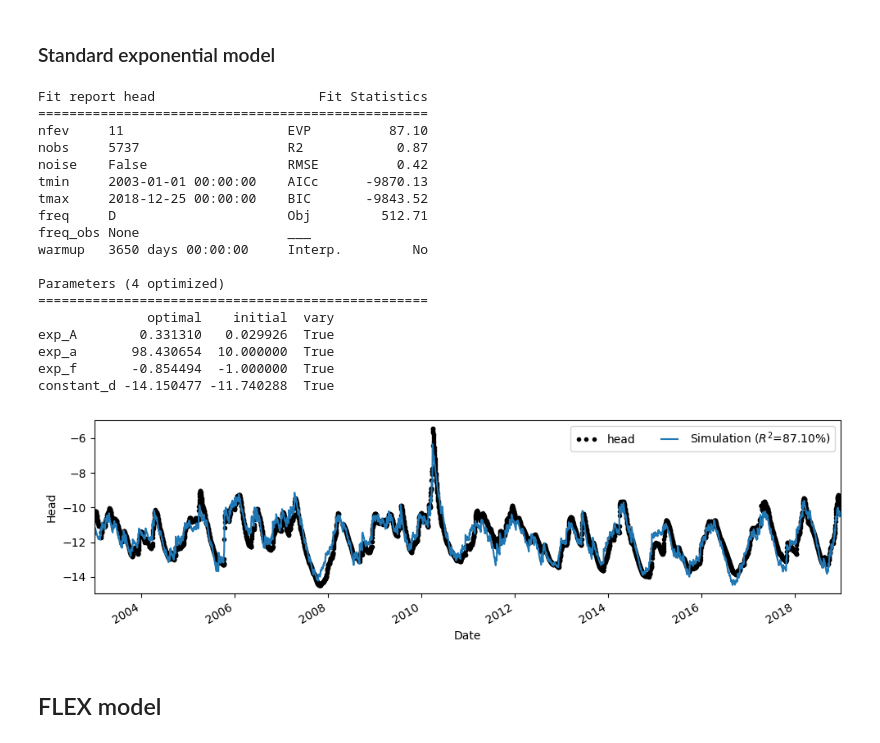
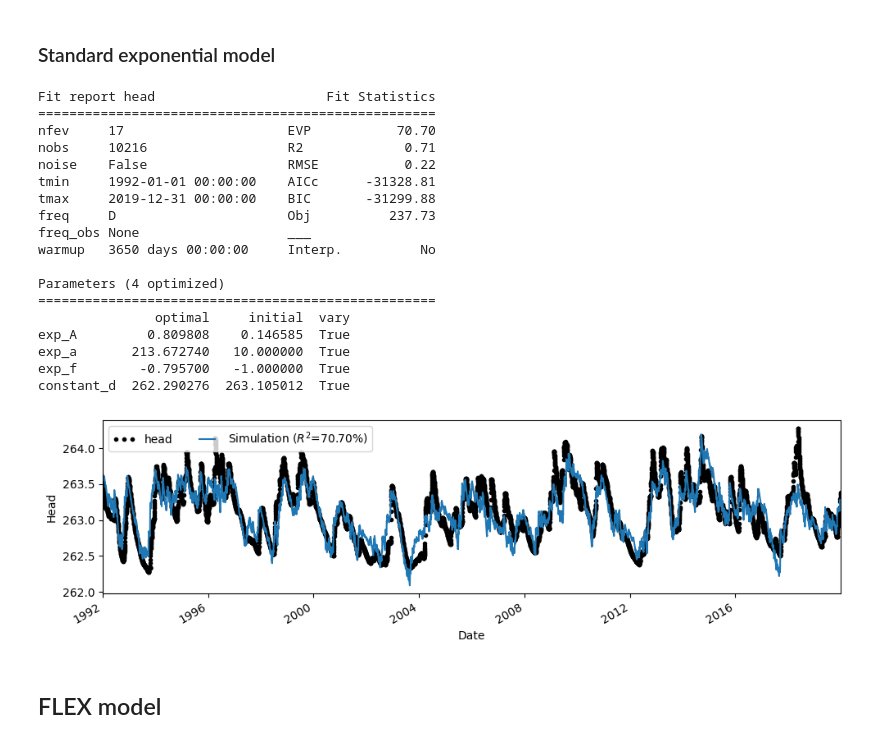
Before and after one commit to pastas/pastas-plugins, a Jupyter notebook: docs/examples/modflow_uzf.ipynb, the cells around one changed output. Saved outputs shown, nothing was run; the diff lists cells and outputs as text; code cells hidden in the pictures.

```diff
--- a/docs/examples/modflow_uzf.ipynb
+++ b/docs/examples/modflow_uzf.ipynb
@@ -48,19 +59,19 @@ ps.set_use_cache(True)
 # %%
-ds = {
-    "rain": pd.read_csv("rain.csv", index_col=0, parse_dates=True),
-    "head": pd.read_csv("head.csv", index_col=0, parse_dates=True),
-    "evap": pd.read_csv("evap.csv", index_col=0, parse_dates=True),
-}
+# ds = {
+#     "rain": pd.read_csv("rain.csv", index_col=0, parse_dates=True),
+#     "head": pd.read_csv("head.csv", index_col=0, parse_dates=True),
+#     "evap": pd.read_csv("evap.csv", index_col=0, parse_dates=True),
+# }
 
-head = ds["head"].squeeze().rename("head").dropna()
-prec = (
-    ds["rain"].squeeze().rename("prec").resample("D").asfreq().fillna(0.0)
-)
-evap = ds["evap"].squeeze().rename("evap").dropna()
+# head = ds["head"].squeeze().rename("head").dropna()
+# prec = (
+#     ds["rain"].squeeze().rename("prec").resample("D").asfreq().fillna(0.0)
+# )
+# evap = ds["evap"].squeeze().rename("evap").dropna()
 
-tmin = pd.Timestamp("2003-01-01")
-tmax = pd.Timestamp("2018-12-25")
-# tmin = None
-# tmax = None
+# tmin = pd.Timestamp("2003-01-01")
+# tmax = pd.Timestamp("2018-12-25")
+# # tmin = None
+# # tmax = None
 
-ps.plots.series(head, [prec, evap], hist=False);
+# ps.plots.series(head, [prec, evap], hist=False);
@@ -71,38 +80,38 @@ ps.plots.series(head, [prec, evap], hist=False);
 # %%
 mlexp = ps.Model(head)
 mlexp.add_stressmodel(
     ps.RechargeModel(
-        prec=prec.multiply(1e3),
-        evap=evap.multiply(1e3),
+        prec=prec.multiply(1),
+        evap=evap.multiply(1),
         rfunc=ps.Exponential(),
         name="exp",
     )
 )
 mlexp.solve(
     tmin=tmin,
     tmax=tmax,
 )
 mlexp.plot(figsize=(10, 3));
 # %% [output]
-Fit report head                     Fit Statistics
-==================================================
-nfev     11                     EVP          87.10
-nobs     5737                   R2            0.87
-noise    False                  RMSE          0.42
-tmin     2003-01-01 00:00:00    AICc      -9870.13
-tmax     2018-12-25 00:00:00    BIC       -9843.52
-freq     D                      Obj         512.71
+Fit report head                      Fit Statistics
+===================================================
+nfev     17                     EVP           70.70
+nobs     10216                  R2             0.71
+noise    False                  RMSE           0.22
+tmin     1992-01-01 00:00:00    AICc      -31328.81
+tmax     2019-12-31 00:00:00    BIC       -31299.88
+freq     D                      Obj          237.73
 freq_obs None                   ___
-warmup   3650 days 00:00:00     Interp.         No
+warmup   3650 days 00:00:00     Interp.          No
 
 Parameters (4 optimized)
-==================================================
-              optimal    initial  vary
-exp_A        0.331310   0.029926  True
-exp_a       98.430654  10.000000  True
-exp_f       -0.854494  -1.000000  True
-constant_d -14.150477 -11.740288  True
+===================================================
+               optimal     initial  vary
+exp_A         0.809808    0.146585  True
+exp_a       213.672740   10.000000  True
+exp_f        -0.795700   -1.000000  True
+constant_d  262.290276  263.105012  True
-[figure, old version]
+[figure, new version]
 # %% [markdown]
 ## FLEX model
 # %%
```
Also changed, not shown: parts of 17 cells of this notebook, 1 other file.
